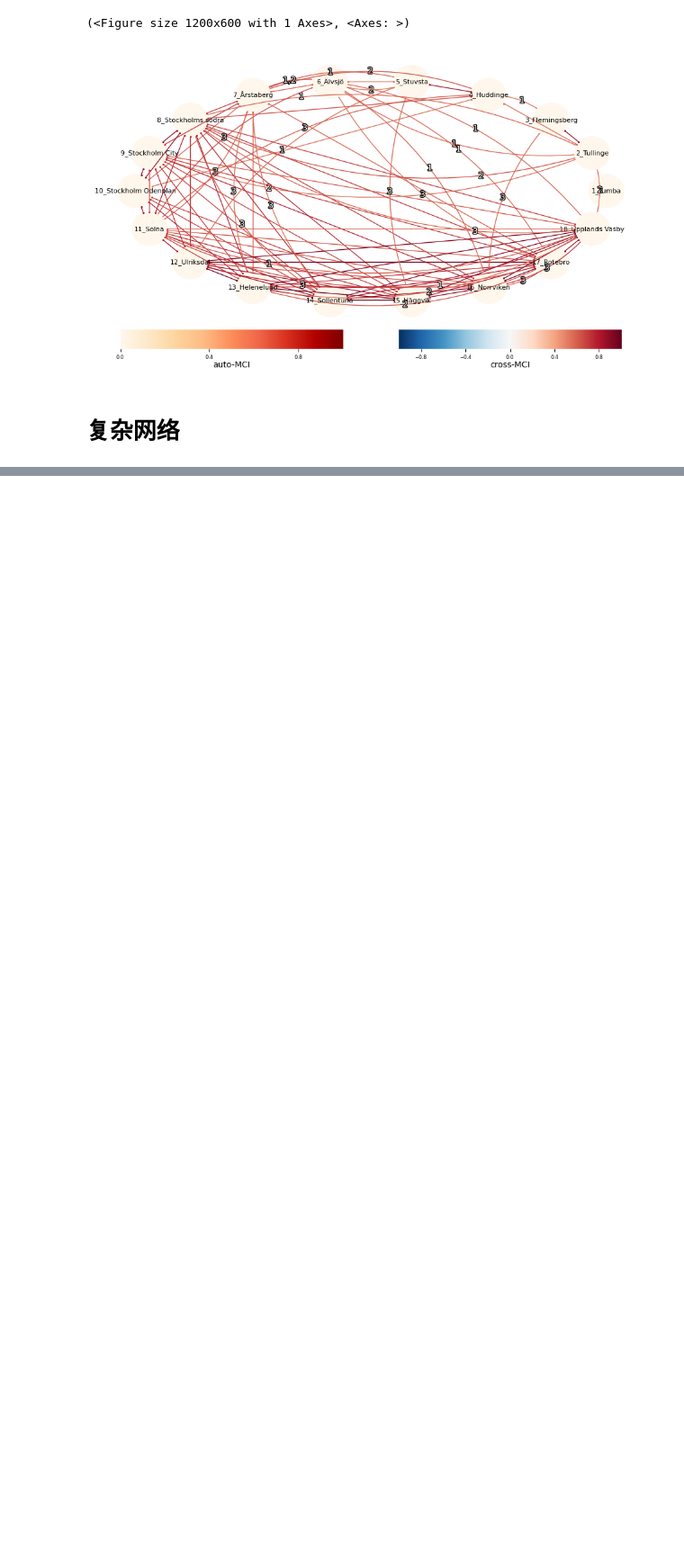
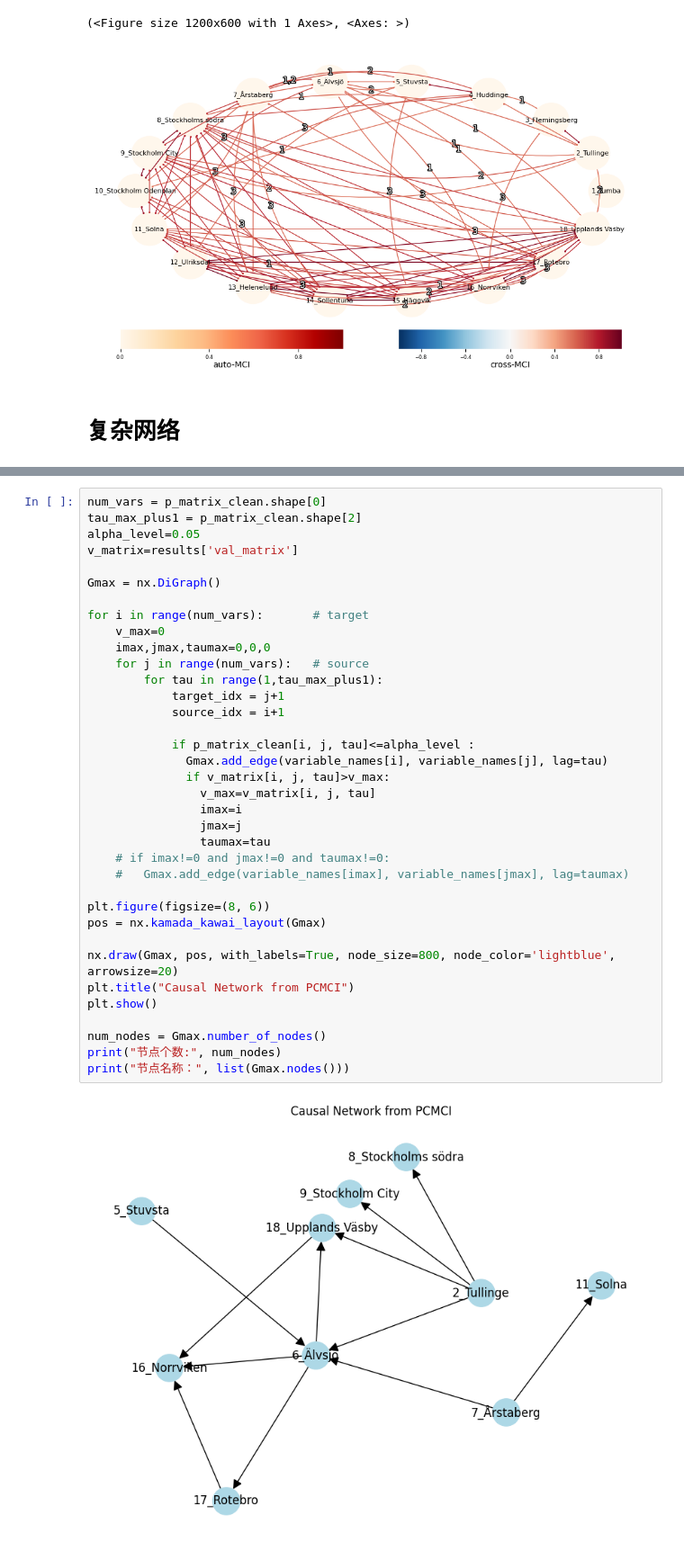
Before and after one commit to HR0262/PCMCI-in-commuter-trian, a Jupyter notebook: PCMCI-0427.ipynb, the cells around one changed output, grey strips where cells are left out. Shown at 90% size. Drawn from its saved outputs; the diff is of its cells as text; blank space fills up the shorter version.

```diff
--- a/PCMCI-0427.ipynb
+++ b/PCMCI-0427.ipynb
@@ -490,0 +581,38 @@ Node 7_Årstaberg: 12.0000
+# %%
+num_vars = p_matrix_clean.shape[0]
+tau_max_plus1 = p_matrix_clean.shape[2]
+alpha_level=0.05
+v_matrix=results['val_matrix']
+
+Gmax = nx.DiGraph()
+
+for i in range(num_vars):       # target
+    v_max=0
+    imax,jmax,taumax=0,0,0
+    for j in range(num_vars):   # source
+        for tau in range(1,tau_max_plus1):
+            target_idx = j+1
+            source_idx = i+1
+
+            if p_matrix_clean[i, j, tau]<=alpha_level :
+              Gmax.add_edge(variable_names[i], variable_names[j], lag=tau)
+              if v_matrix[i, j, tau]>v_max:
+                v_max=v_matrix[i, j, tau]
+                imax=i
+                jmax=j
+                taumax=tau
+    # if imax!=0 and jmax!=0 and taumax!=0:
+    #   Gmax.add_edge(variable_names[imax], variable_names[jmax], lag=taumax)
+
+plt.figure(figsize=(8, 6))
+pos = nx.kamada_kawai_layout(Gmax)
+
+nx.draw(Gmax, pos, with_labels=True, node_size=800, node_color='lightblue', arrowsize=20)
+plt.title("Causal Network from PCMCI")
+plt.show()
+
+num_nodes = Gmax.number_of_nodes()
+print("节点个数:", num_nodes)
+print("节点名称：", list(Gmax.nodes()))
+# %% [output]
+[figure, added]
```
Also changed, not shown: parts of 13 cells of this notebook.
